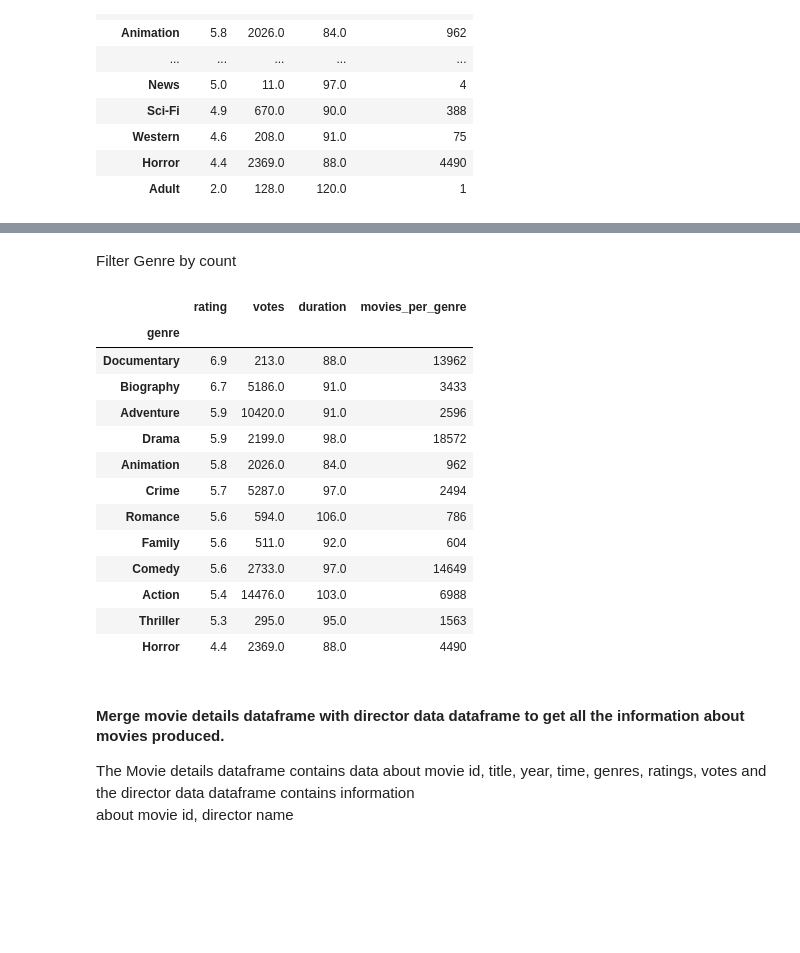
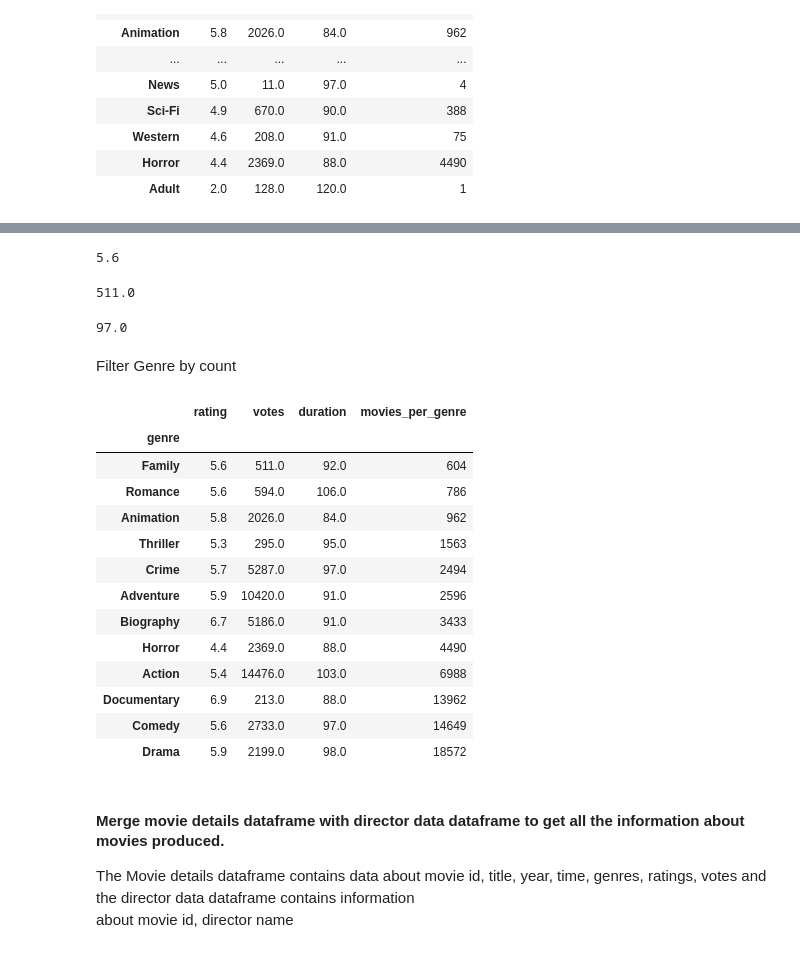
Before and after one commit to kamahTek/Studio_Afrik, a Jupyter notebook: studio_afrik.ipynb, the cells around one changed output, grey strips where cells are left out. Cells and saved outputs as stored; diff of their text form; code cells hidden in the pictures; blank space fills up the shorter version.

```diff
--- a/studio_afrik.ipynb
+++ b/studio_afrik.ipynb
@@ -364,24 +378,35 @@ movie_avg_rating_genre
+# %%
+# agg of columns above
+display(movie_avg_rating_genre["rating"].median())
+
+display(movie_avg_rating_genre["votes"].median())
+
+display(movie_avg_rating_genre["duration"].median())
+# %% [output]
+5.6
+511.0
+97.0
 # %% [markdown]
 Filter Genre by count
 # %%
 # filtering out genres that have a count less than 500
-filter_movie_avg_rating_genre = movie_avg_rating_genre.loc[movie_avg_rating_genre['movies_per_genre'] > 500]
-filter_movie_avg_rating_genre
+filter_movie_avg_rating_genre = movie_avg_rating_genre.loc[movie_avg_rating_genre['movies_per_genre'] > 500 ]
+filter_movie_avg_rating_genre.sort_values(by="movies_per_genre")
 # %% [output]
 |  | rating | votes | duration | movies_per_genre |
 | genre |  |  |  |  |
+| Family | 5.6 | 511.0 | 92.0 | 604 |
+| Romance | 5.6 | 594.0 | 106.0 | 786 |
+| Animation | 5.8 | 2026.0 | 84.0 | 962 |
+| Thriller | 5.3 | 295.0 | 95.0 | 1563 |
+| Crime | 5.7 | 5287.0 | 97.0 | 2494 |
+| Adventure | 5.9 | 10420.0 | 91.0 | 2596 |
+| Biography | 6.7 | 5186.0 | 91.0 | 3433 |
+| Horror | 4.4 | 2369.0 | 88.0 | 4490 |
+| Action | 5.4 | 14476.0 | 103.0 | 6988 |
 | Documentary | 6.9 | 213.0 | 88.0 | 13962 |
-| Biography | 6.7 | 5186.0 | 91.0 | 3433 |
-| Adventure | 5.9 | 10420.0 | 91.0 | 2596 |
+| Comedy | 5.6 | 2733.0 | 97.0 | 14649 |
 | Drama | 5.9 | 2199.0 | 98.0 | 18572 |
-| Animation | 5.8 | 2026.0 | 84.0 | 962 |
-| Crime | 5.7 | 5287.0 | 97.0 | 2494 |
-| Romance | 5.6 | 594.0 | 106.0 | 786 |
-| Family | 5.6 | 511.0 | 92.0 | 604 |
-| Comedy | 5.6 | 2733.0 | 97.0 | 14649 |
-| Action | 5.4 | 14476.0 | 103.0 | 6988 |
-| Thriller | 5.3 | 295.0 | 95.0 | 1563 |
-| Horror | 4.4 | 2369.0 | 88.0 | 4490 |
 # %% [markdown]
 #### Merge movie details dataframe with director data dataframe to get all the information about movies produced.
 
```
Also changed, not shown: parts of 10 cells of this notebook, 2 other files.
